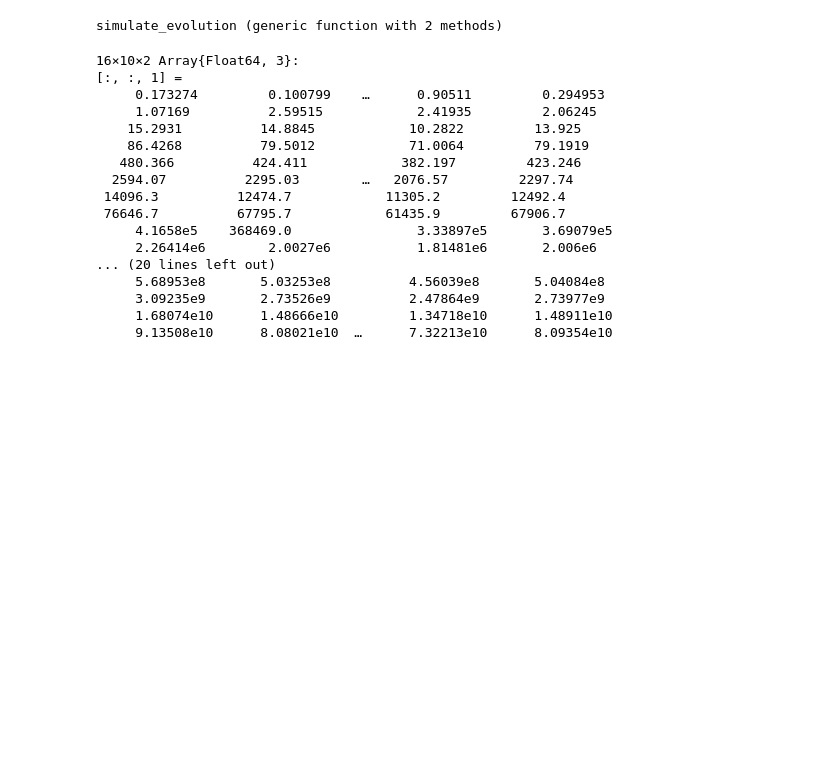
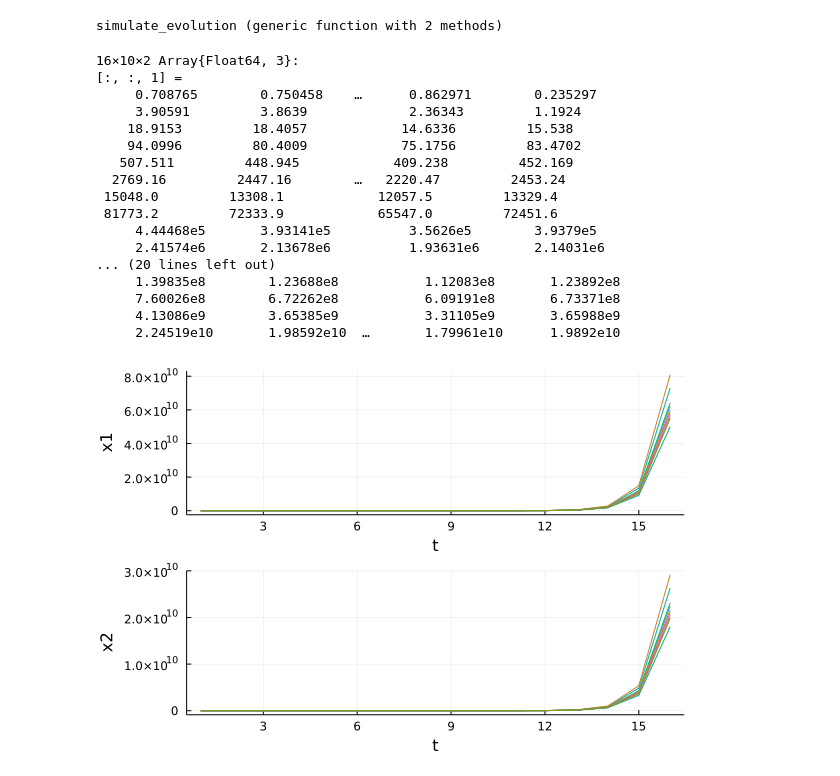
Before and after one commit to EconForge/Dolo.jl, a Jupyter notebook: examples/notebooks/AR1.ipynb, the cells around one changed output. Saved outputs shown, nothing was run; the diff lists cells and outputs as text; code cells hidden in the pictures; blank space fills up the shorter version.

```diff
--- a/examples/notebooks/AR1.ipynb
+++ b/examples/notebooks/AR1.ipynb
@@ -71,22 +71,22 @@ end
 # %% [output]
 simulate_evolution (generic function with 2 methods)
 # %%
-simulate_evolution(rand(n,2),15,n)
+evolution2 = simulate_evolution(rand(n,2),15,n)
 # %% [output]
 16×10×2 Array{Float64, 3}:
 [:, :, 1] =
-     0.173274         0.100799    …      0.90511         0.294953
-     1.07169          2.59515            2.41935         2.06245
-    15.2931          14.8845            10.2822         13.925
-    86.4268          79.5012            71.0064         79.1919
-   480.366          424.411            382.197         423.246
-  2594.07          2295.03        …   2076.57         2297.74
- 14096.3          12474.7            11305.2         12492.4
- 76646.7          67795.7            61435.9         67906.7
-     4.1658e5    368469.0                3.33897e5       3.69079e5
-     2.26414e6        2.0027e6           1.81481e6       2.006e6
+     0.708765        0.750458    …      0.862971        0.235297
+     3.90591         3.8639             2.36343         1.1924
+    18.9153         18.4057            14.6336         15.538
+    94.0996         80.4009            75.1756         83.4702
+   507.511         448.945            409.238         452.169
+  2769.16         2447.16        …   2220.47         2453.24
+ 15048.0         13308.1            12057.5         13329.4
+ 81773.2         72333.9            65547.0         72451.6
+     4.44468e5       3.93141e5          3.5626e5        3.9379e5
+     2.41574e6       2.13678e6          1.93631e6       2.14031e6
 ... (20 lines left out)
-     5.68953e8       5.03253e8          4.56039e8       5.04084e8
-     3.09235e9       2.73526e9          2.47864e9       2.73977e9
-     1.68074e10      1.48666e10         1.34718e10      1.48911e10
-     9.13508e10      8.08021e10  …      7.32213e10      8.09354e10
+     1.39835e8        1.23688e8           1.12083e8       1.23892e8
+     7.60026e8        6.72262e8           6.09191e8       6.73371e8
+     4.13086e9        3.65385e9           3.31105e9       3.65988e9
+     2.24519e10       1.98592e10  …       1.79961e10      1.9892e10
@@ -94,0 +93,6 @@ static arrays
+# %%
+p1 = plot(evolution2[:,:,1],xaxis = "t",yaxis="x1",legend = false)
+p2 = plot(evolution2[:,:,2],xaxis = "t",yaxis="x2" , legend = false)
+plot(p1,p2,layout = (2,1))
+# %% [output]
+[figure, added]
```
Also changed, not shown: parts of 1 cell of this notebook.
